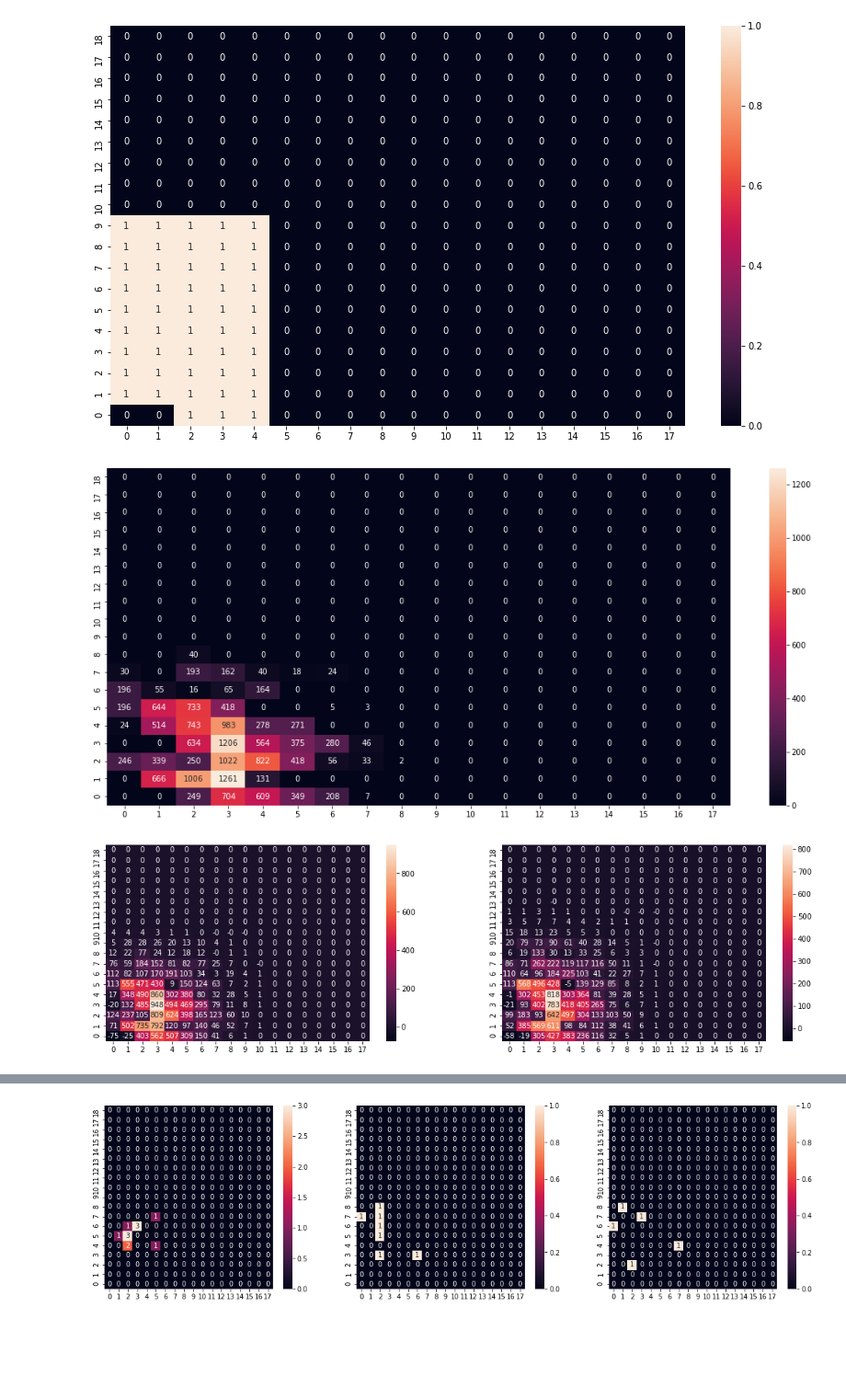
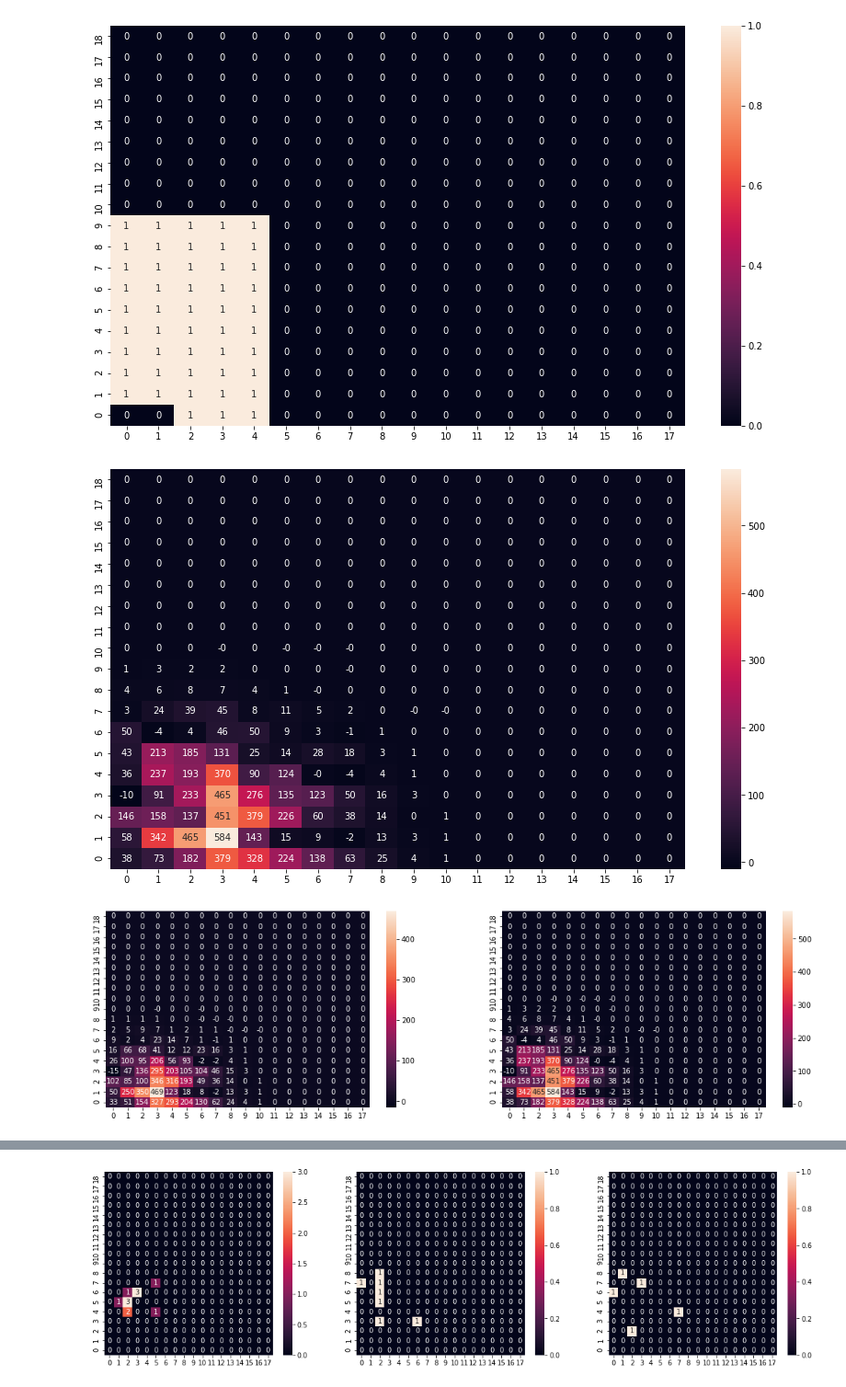
Before and after one commit to dreamzz5/ST-resnet_torch--DIDI, a Jupyter notebook: guide_BP_result/vision.ipynb, the cells around one changed output, grey strips where cells are left out. Shown at 92% size. Cells and saved outputs as stored; diff of their text form; code cells hidden in the pictures; blank space fills up the shorter version.

```diff
--- a/guide_BP_result/vision.ipynb
+++ b/guide_BP_result/vision.ipynb
@@ -38,11 +36,11 @@ sns.heatmap(values[0],annot=True,ax=axs,fmt='g').invert_yaxis()
 # %%
 data1=Test_c_grad[0,5,3,0]
 data2=Test_c_grad[0,5,3,3]
-data3=Test_c_grad[0,5,3,5]
+data3=Test_c_grad[0,4,1,0]
 # %%
-f, axs = plt.subplots(figsize=(18,8),nrows=1,ncols=1)
-sns.heatmap(data1,annot=True,ax=axs,fmt='g').invert_yaxis()
+f, axs = plt.subplots(figsize=(14,8),nrows=1,ncols=1)
+sns.heatmap(data3,annot=True,ax=axs,fmt='g').invert_yaxis()
 # %% [output]
-[figure, old version]
+[figure, new version]
 # %%
 data1=Test_c_grad[0,5,3,1]
@@ -51,7 +49,7 @@ data3=Test_c_grad[0,5,3,4]
 # %%
 f, axs = plt.subplots(figsize=(18,5),nrows=1,ncols=2)
-sns.heatmap(data1,annot=True,ax=axs[0],fmt='g').invert_yaxis()
-sns.heatmap(data2,annot=True,ax=axs[1],fmt='g').invert_yaxis()
+sns.heatmap(data2,annot=True,ax=axs[0],fmt='g').invert_yaxis()
+sns.heatmap(data3,annot=True,ax=axs[1],fmt='g').invert_yaxis()
 # %% [output]
-[figure, old version]
+[figure, new version]
 # %%
```
Also changed, not shown: parts of 38 cells of this notebook, 38 other files.
